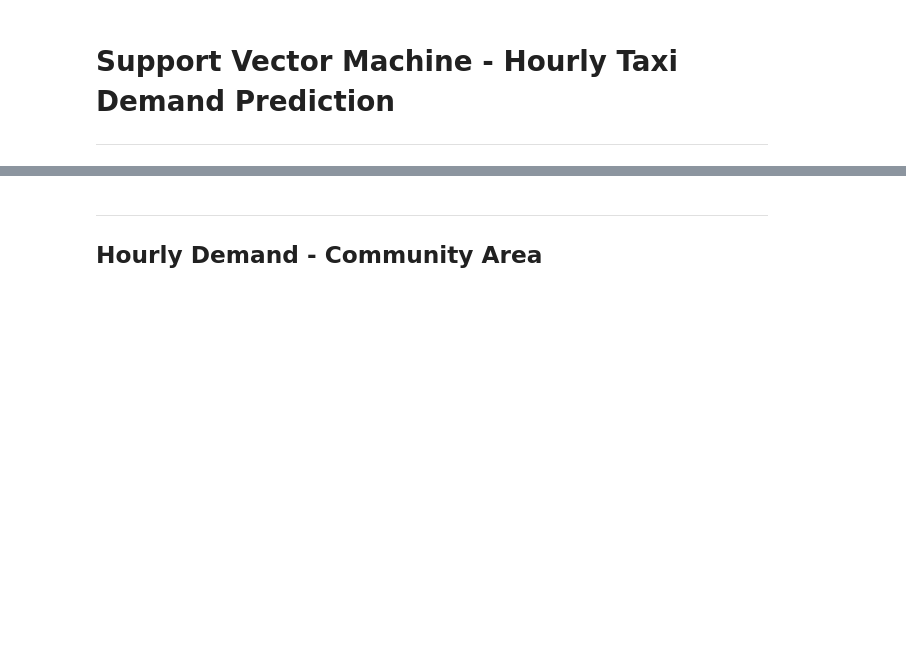
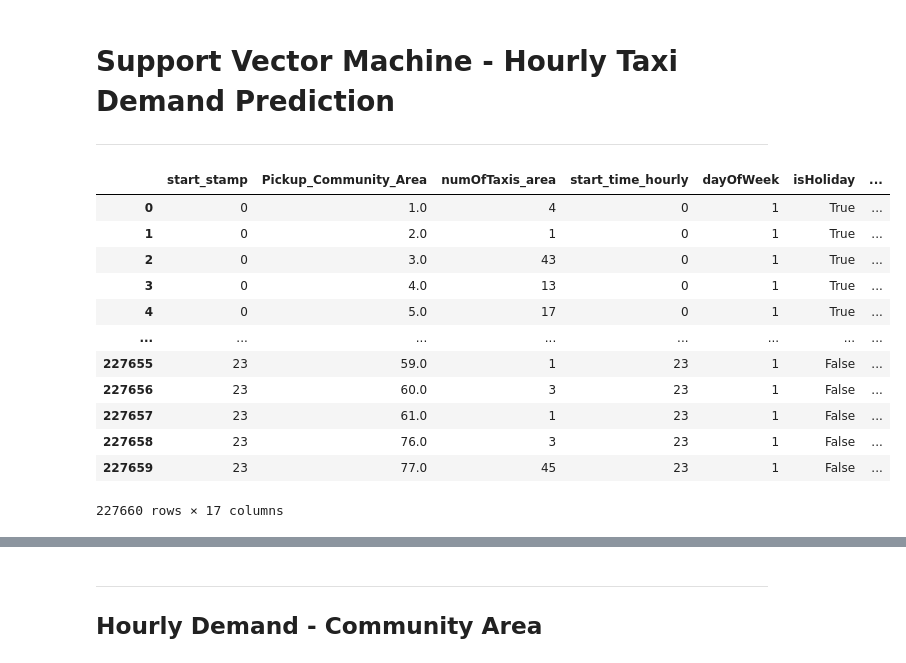
Before and after one commit to Hannah2800/AAA_2023_AdvancedPythonPandas, a Jupyter notebook: Task 4 - Predictive Analysis - SVM (hourly).ipynb, the cells around one changed output, grey strips where cells are left out. Cells and saved outputs as stored; diff of their text form; code cells hidden in the pictures; blank space fills up the shorter version.

Commit message:
continue working on svr hourly and fix things

```diff
--- a/Task 4 - Predictive Analysis - SVM (hourly).ipynb
+++ b/Task 4 - Predictive Analysis - SVM (hourly).ipynb
@@ -37,3 +37,24 @@ df_h_comar.drop(columns = ['date_start'],inplace = True)
 df_h_hexlow.drop(columns = ['date_start'],inplace = True)
 df_h_hexmed.drop(columns = ['date_start'],inplace = True)
 df_h_hexhig.drop(columns = ['date_start'],inplace = True)
+# %%
+df_h_comar['dayOfWeek'] = df_h_comar['dayOfWeek'].replace(['Monday', 'Tuesday','Wednesday','Thursday',
+                                                                  'Friday','Saturday','Sunday'],[0,1,2,3,4,5,6])
+df_h_comar['season'] = df_h_comar['season'].replace(['summer', 'winter','spring','autumn'],[0,1,2,3])
+
+
+df_h_comar
+# %% [output]
+|  | start_stamp | Pickup_Community_Area | numOfTaxis_area | start_time_hourly | dayOfWeek | isHoliday | ... |
+| 0 | 0 | 1.0 | 4 | 0 | 1 | True | ... |
+| 1 | 0 | 2.0 | 1 | 0 | 1 | True | ... |
+| 2 | 0 | 3.0 | 43 | 0 | 1 | True | ... |
+| 3 | 0 | 4.0 | 13 | 0 | 1 | True | ... |
+| 4 | 0 | 5.0 | 17 | 0 | 1 | True | ... |
+| ... | ... | ... | ... | ... | ... | ... | ... |
+| 227655 | 23 | 59.0 | 1 | 23 | 1 | False | ... |
+| 227656 | 23 | 60.0 | 3 | 23 | 1 | False | ... |
+| 227657 | 23 | 61.0 | 1 | 23 | 1 | False | ... |
+| 227658 | 23 | 76.0 | 3 | 23 | 1 | False | ... |
+| 227659 | 23 | 77.0 | 45 | 23 | 1 | False | ... |
+227660 rows × 17 columns
```
Also changed, not shown: parts of 29 cells of this notebook.
